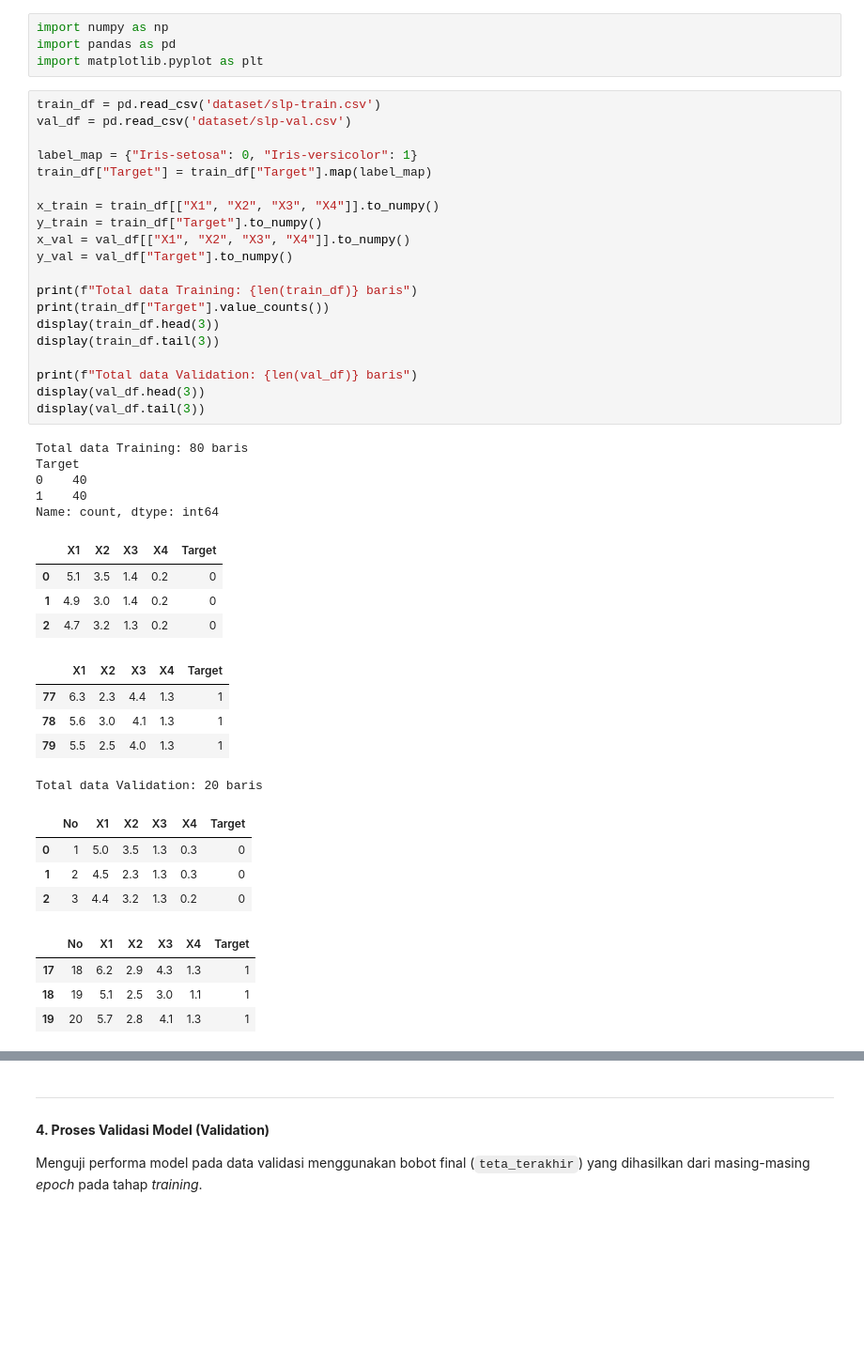
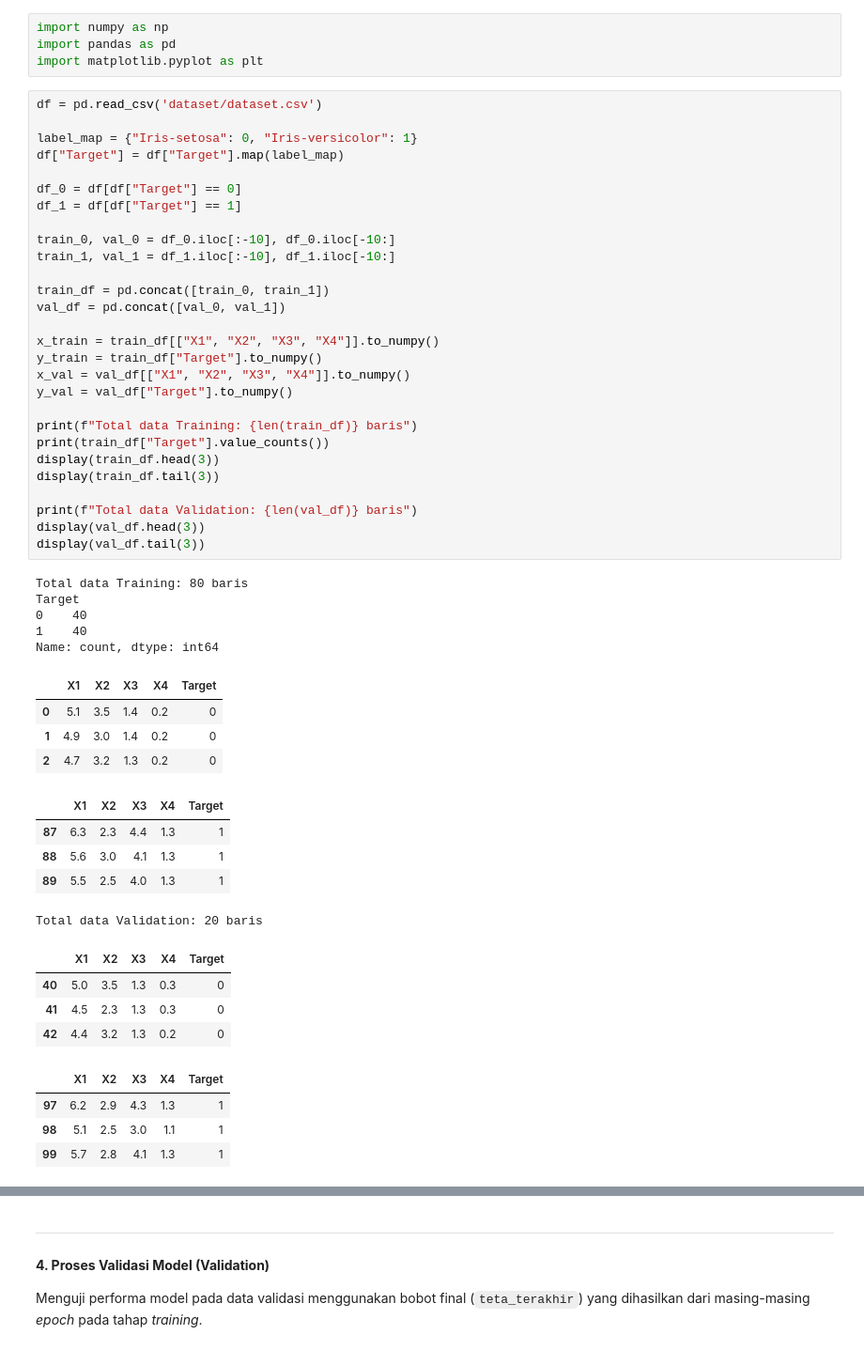
Before and after one commit to melinda-ab/slp-assignment, a Jupyter notebook: single-layer-perceptor.ipynb, the cells around one changed output, grey strips where cells are left out. Shown at 94% size. Cells and saved outputs as stored; diff of their text form; blank space fills up the shorter version.

```diff
--- a/single-layer-perceptor.ipynb
+++ b/single-layer-perceptor.ipynb
@@ -26,48 +26,56 @@ import numpy as np
 import pandas as pd
 import matplotlib.pyplot as plt
 # %%
-train_df = pd.read_csv('dataset/slp-train.csv')
-val_df = pd.read_csv('dataset/slp-val.csv')
+df = pd.read_csv('dataset/dataset.csv')
 
 label_map = {"Iris-setosa": 0, "Iris-versicolor": 1}
-train_df["Target"] = train_df["Target"].map(label_map)
+df["Target"] = df["Target"].map(label_map)
+
+df_0 = df[df["Target"] == 0]
+df_1 = df[df["Target"] == 1]
+
+train_0, val_0 = df_0.iloc[:-10], df_0.iloc[-10:]
+train_1, val_1 = df_1.iloc[:-10], df_1.iloc[-10:]
+
+train_df = pd.concat([train_0, train_1])
+val_df = pd.concat([val_0, val_1])
 
 x_train = train_df[["X1", "X2", "X3", "X4"]].to_numpy()
 y_train = train_df["Target"].to_numpy()
 x_val = val_df[["X1", "X2", "X3", "X4"]].to_numpy()
 y_val = val_df["Target"].to_numpy()
 
 print(f"Total data Training: {len(train_df)} baris")
 print(train_df["Target"].value_counts())
 display(train_df.head(3))
 display(train_df.tail(3))
 
 print(f"Total data Validation: {len(val_df)} baris")
 display(val_df.head(3))
 display(val_df.tail(3))
 # %% [output]
 Total data Training: 80 baris
 Target
 0    40
 1    40
 Name: count, dtype: int64
 |  | X1 | X2 | X3 | X4 | Target |
 | 0 | 5.1 | 3.5 | 1.4 | 0.2 | 0 |
 | 1 | 4.9 | 3.0 | 1.4 | 0.2 | 0 |
 | 2 | 4.7 | 3.2 | 1.3 | 0.2 | 0 |
 |  | X1 | X2 | X3 | X4 | Target |
-| 77 | 6.3 | 2.3 | 4.4 | 1.3 | 1 |
-| 78 | 5.6 | 3.0 | 4.1 | 1.3 | 1 |
-| 79 | 5.5 | 2.5 | 4.0 | 1.3 | 1 |
+| 87 | 6.3 | 2.3 | 4.4 | 1.3 | 1 |
+| 88 | 5.6 | 3.0 | 4.1 | 1.3 | 1 |
+| 89 | 5.5 | 2.5 | 4.0 | 1.3 | 1 |
 Total data Validation: 20 baris
-|  | No | X1 | X2 | X3 | X4 | Target |
-| 0 | 1 | 5.0 | 3.5 | 1.3 | 0.3 | 0 |
-| 1 | 2 | 4.5 | 2.3 | 1.3 | 0.3 | 0 |
-| 2 | 3 | 4.4 | 3.2 | 1.3 | 0.2 | 0 |
+|  | X1 | X2 | X3 | X4 | Target |
+| 40 | 5.0 | 3.5 | 1.3 | 0.3 | 0 |
+| 41 | 4.5 | 2.3 | 1.3 | 0.3 | 0 |
+| 42 | 4.4 | 3.2 | 1.3 | 0.2 | 0 |
-|  | No | X1 | X2 | X3 | X4 | Target |
-| 17 | 18 | 6.2 | 2.9 | 4.3 | 1.3 | 1 |
-| 18 | 19 | 5.1 | 2.5 | 3.0 | 1.1 | 1 |
-| 19 | 20 | 5.7 | 2.8 | 4.1 | 1.3 | 1 |
+|  | X1 | X2 | X3 | X4 | Target |
+| 97 | 6.2 | 2.9 | 4.3 | 1.3 | 1 |
+| 98 | 5.1 | 2.5 | 3.0 | 1.1 | 1 |
+| 99 | 5.7 | 2.8 | 4.1 | 1.3 | 1 |
 # %% [markdown]
 ---
 #### **2. Inisialisasi Parameter & Fungsi Matematis**
```
Also changed, not shown: parts of 10 cells of this notebook, 4 other files.
